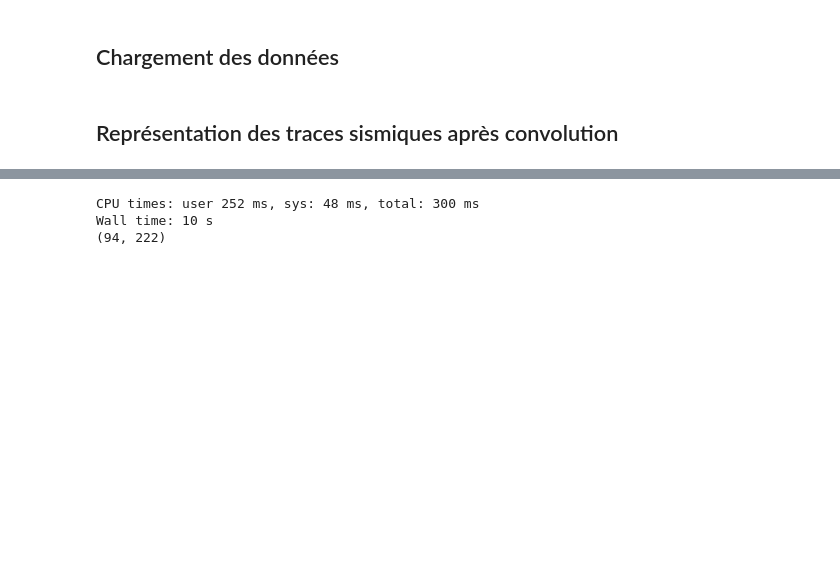
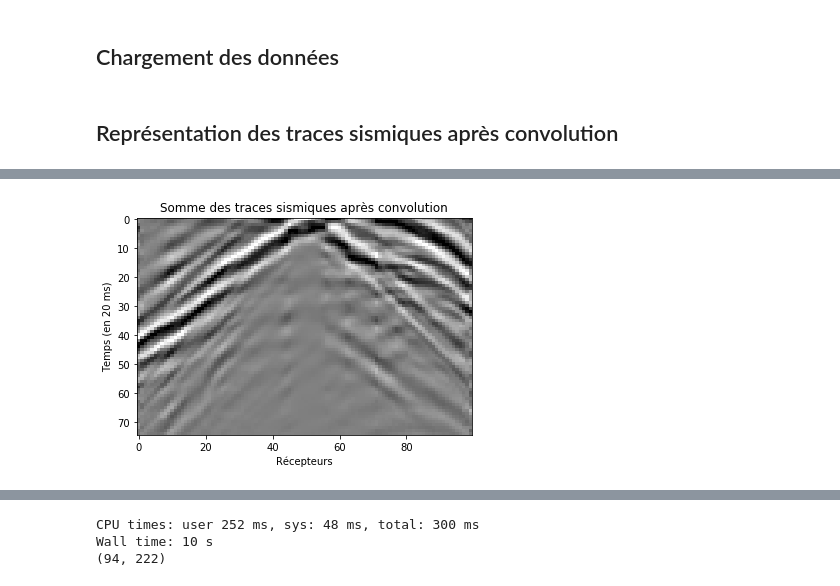
Before and after one commit to Alumet/Hackathon-subsurface, a Jupyter notebook: Détection des sources sismiques.ipynb, the cells around one changed output, grey strips where cells are left out. Drawn from its saved outputs; the diff is of its cells as text; code cells hidden in the pictures; blank space fills up the shorter version.

```diff
--- a/Détection des sources sismiques.ipynb
+++ b/Détection des sources sismiques.ipynb
@@ -87,6 +91,15 @@ def compute_SSE(u_vgt, u):
     return SSE
 # %%
 sum_traces, sum_traces_grouped = compute_cumulative_sums(n_convH, n_tracesByGroups=20)
+# %%
+plt.close('all')
+plt.imshow(sum_traces.T, cmap='gray', aspect="auto")
+plt.xlabel("Récepteurs")
+plt.ylabel("Temps (en 20 ms)")
+plt.title("Somme des traces sismiques après convolution")
+plt.show()
+# %% [output]
+[figure, added]
 # %%
 sumH = compute_SSE(sum_traces, sum_traces_grouped)
 # %%
```
Also changed, not shown: parts of 16 cells of this notebook.
